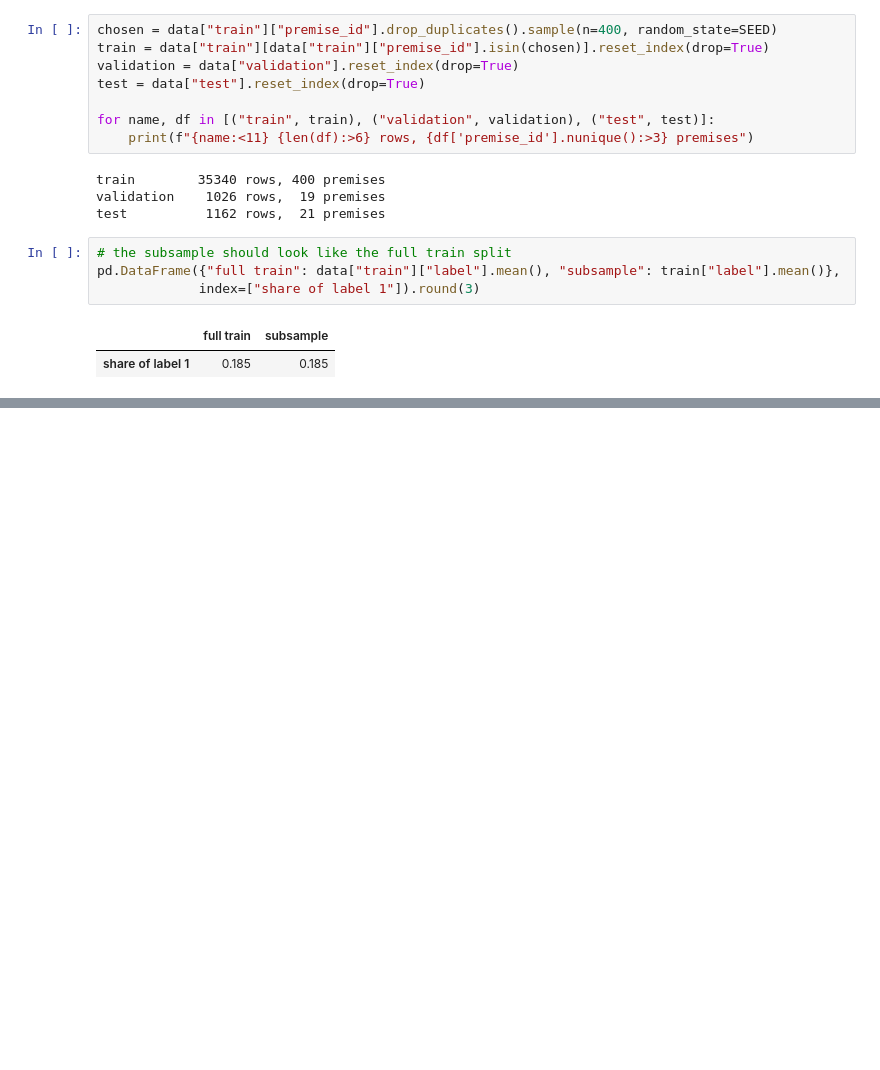
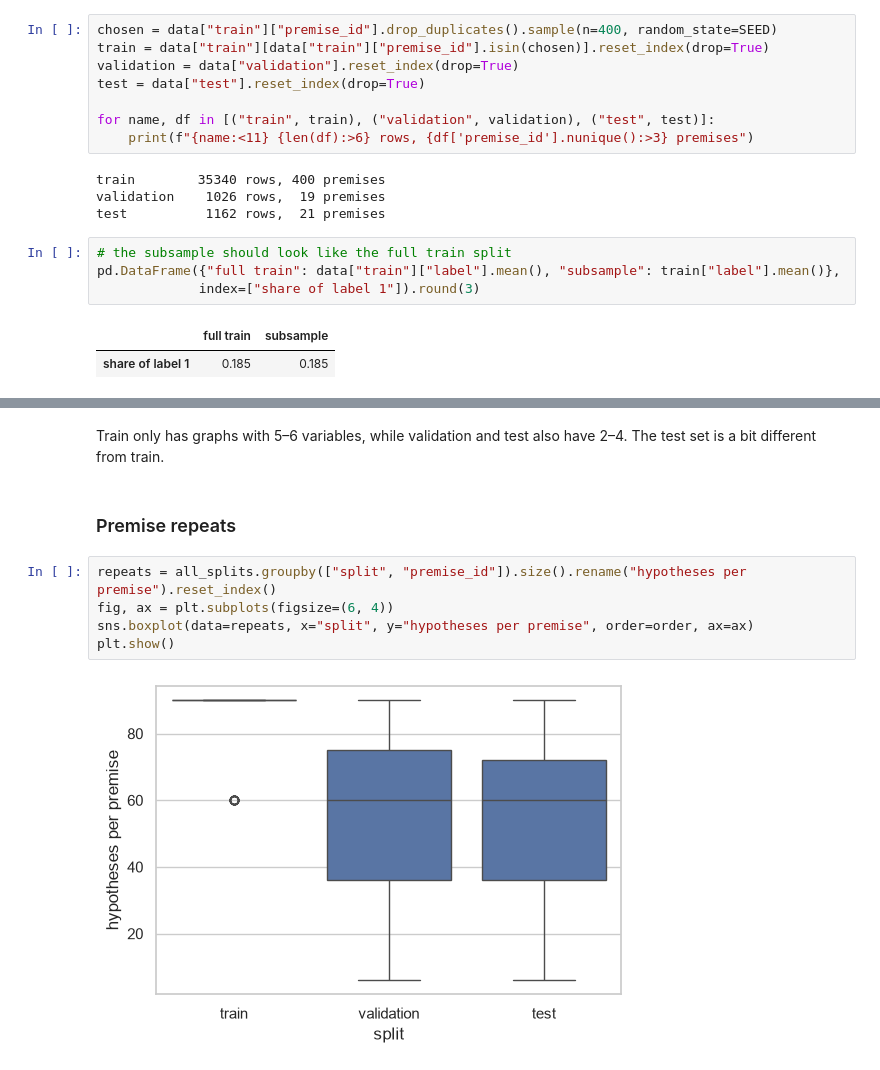
Before and after one commit to Jag2007/AI_ML_Project, a Jupyter notebook: notebooks/01_preprocessing_eda.ipynb, the cells around one changed output, grey strips where cells are left out. Drawn from its saved outputs; the diff is of its cells as text; blank space fills up the shorter version.

```diff
--- a/notebooks/01_preprocessing_eda.ipynb
+++ b/notebooks/01_preprocessing_eda.ipynb
@@ -149,0 +201,11 @@ pd.DataFrame({"full train": data["train"]["label"].mean(), "subsample": train["l
+# %% [markdown]
+Train only has graphs with 5–6 variables, while validation and test also have 2–4. The test set is a bit different from train.
+# %% [markdown]
+### Premise repeats
+# %%
+repeats = all_splits.groupby(["split", "premise_id"]).size().rename("hypotheses per premise").reset_index()
+fig, ax = plt.subplots(figsize=(6, 4))
+sns.boxplot(data=repeats, x="split", y="hypotheses per premise", order=order, ax=ax)
+plt.show()
+# %% [output]
+[figure, added]
```
Also changed, not shown: parts of 16 cells of this notebook.
